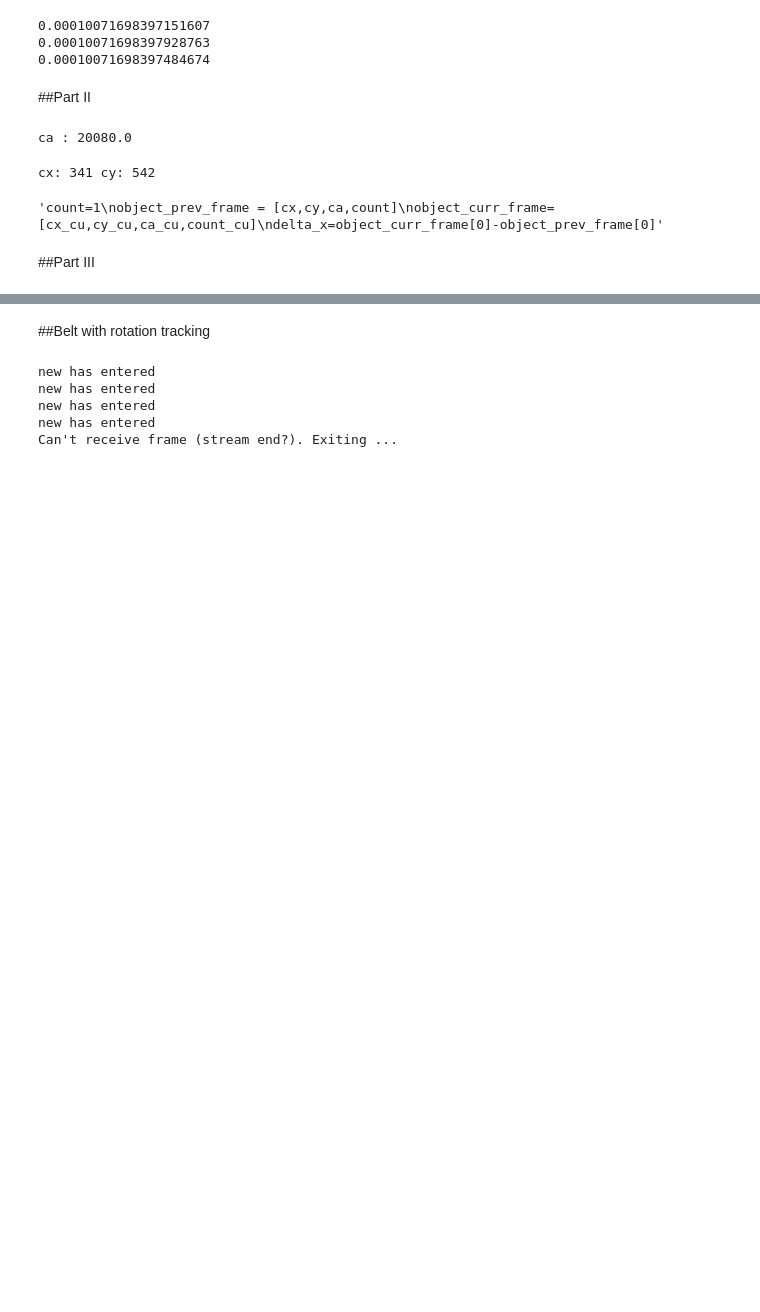
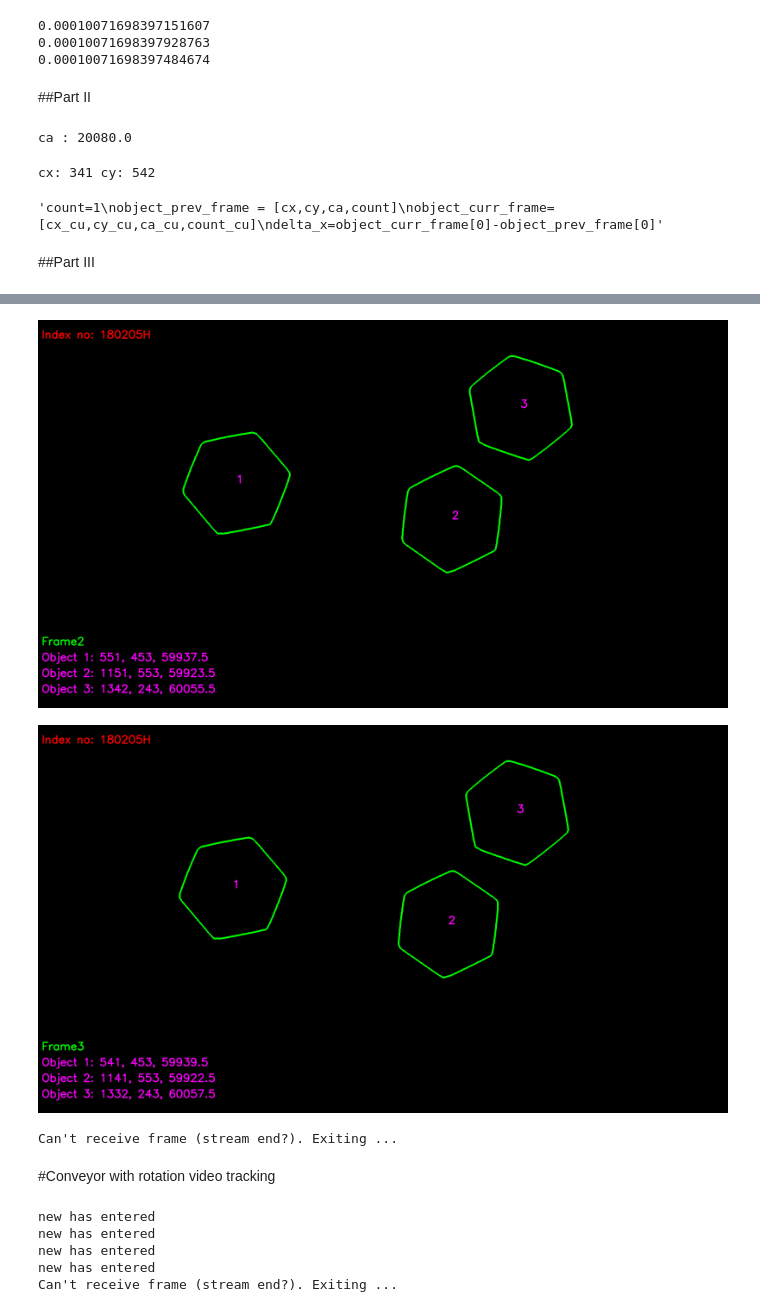
Before and after one commit to RansikaG/Machine-Vision, a Jupyter notebook: Assignment 5/Object Counting on a Conveyor belt.ipynb, the cells around one changed output, grey strips where cells are left out. Cells and saved outputs as stored; diff of their text form; code cells hidden in the pictures; blank space fills up the shorter version.

Commit message:
Video created

```diff
--- a/Assignment 5/Object Counting on a Conveyor belt.ipynb
+++ b/Assignment 5/Object Counting on a Conveyor belt.ipynb
@@ -334,6 +341,7 @@ def insert_text(current_frame,frame,frame_no):
   line_height = text_size[1]*2
   x, y0 =bottom_position
   y0-=(no_objects+1)* line_height
+  cv.putText(frame,"Index no: 180205H",(10, 50),font,font_scale,(0,0,255),thickness,line_type)
   cv.putText(frame,"Frame"+str(frame_no),(x, y0),font,font_scale,(0,255,0),thickness,line_type)
   for i in range(no_objects):#position shit
       Object=current_frame[i]
@@ -355,9 +363,9 @@ while cap.isOpened():
   contours, hierarchy = cv.findContours(closing_im, cv.RETR_EXTERNAL, cv.CHAIN_APPROX_SIMPLE)
   hexagonal=[]
   for j,c in enumerate(contours):
-    if cv.matchShapes(contours_t[0], c, cv.CONTOURS_MATCH_I1, 0.0)<0.001:
+    if cv.matchShapes(contours_t[0], c, cv.CONTOURS_MATCH_I1, 0.0)<0.5:
       hexagonal.append(j)
-  im_contours_belt = np.zeros((frame.shape[0],frame.shape[1],3), np.uint8)
+  im_contours_belt = np.zeros((frame.shape[0],frame.shape[1],3), dtype='uint8')
   Contours = np.array(contours)
   Contours=Contours[hexagonal]
   cont=Contours#Full hexagonal contours are seperated
@@ -371,40 +379,45 @@ while cap.isOpened():
       M = cv.moments(sorted_ctrs[i])
       cx, cy = int(M['m10']/M['m00']),int(M['m01']/M['m00'])
       ca = cv.contourArea(sorted_ctrs[i])
       obj_current_frame=[cx,cy,ca,i+1]
       current_frame.append(obj_current_frame)
       cv.putText(conts,str(obj_current_frame[3]),(obj_current_frame[0],obj_current_frame[1]), cv.FONT_HERSHEY_SIMPLEX, 1,(255,0,255),2,cv.LINE_AA)
-
   else:
     i=[0,1,2]#needs to be rechecked
-    delta=[15,15,500]
-    prev_count=len(previous_frame)
+    delta=[15,15,3000]
     for contour in cont:
       M = cv.moments(contour)
       cx, cy = int(M['m10']/M['m00']),int(M['m01']/M['m00'])
       ca = cv.contourArea(contour)
       obj_current_frame=[cx,cy,ca,None]#count is not defined
       if is_new(previous_frame, obj_current_frame, delta, i):
+        print("new has entered")
         prev_count+=1
         obj_current_frame=[cx,cy,ca,prev_count]
       else:
         prev_i=prev_index(previous_frame, obj_current_frame, delta, i)
         obj_current_frame=[cx,cy,ca,previous_frame[prev_i][3]]
       current_frame.append(obj_current_frame)
       cv.putText(conts,str(obj_current_frame[3]),(obj_current_frame[0],obj_current_frame[1]), cv.FONT_HERSHEY_SIMPLEX, 1,(255,0,255),2,cv.LINE_AA)
 
-  insert_text(current_frame,conts,frame_no)
   frame_no+=1
 
+  current_frame.sort(key=lambda x:x[3],reverse=False)
+  insert_text(current_frame,conts,frame_no)
   previous_frame=current_frame
-
+  prev_count=current_frame[-1][3]
+  out.write(conts)
   cv2_imshow(conts)
   if cv.waitKey(1) == ord('q'):
     break
 cap.release()
 cv.destroyAllWindows()
+# %% [output]
+[figure, added]
+[figure, added]
+Can't receive frame (stream end?). Exiting ...
 # %% [markdown]
-##Belt with rotation tracking
+#Conveyor with rotation video tracking
 # %%
 ####Belt with rotation
 cap = cv.VideoCapture('/content/belt/Assignment 5/conveyor_with_rotation.mp4') # give the correct path here
```
Also changed, not shown: parts of 6 cells of this notebook.
